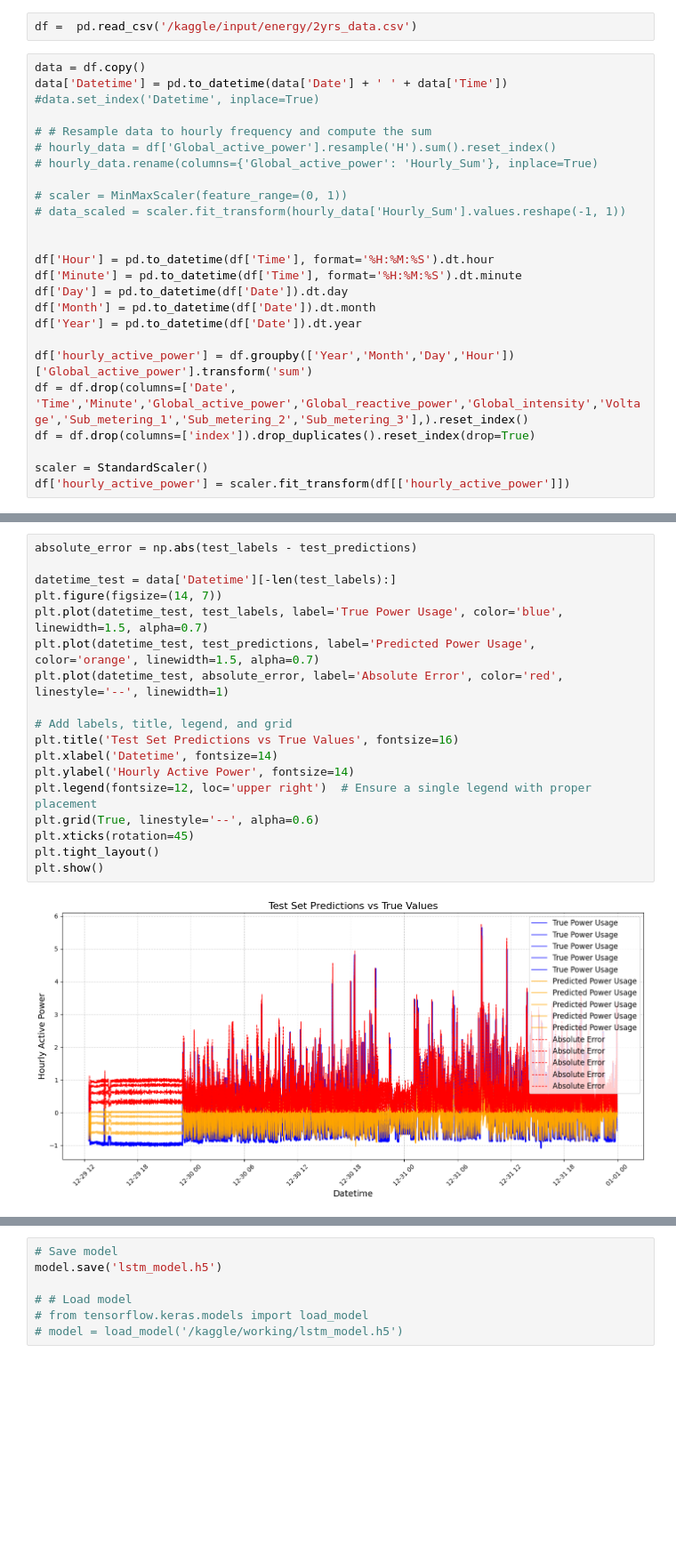
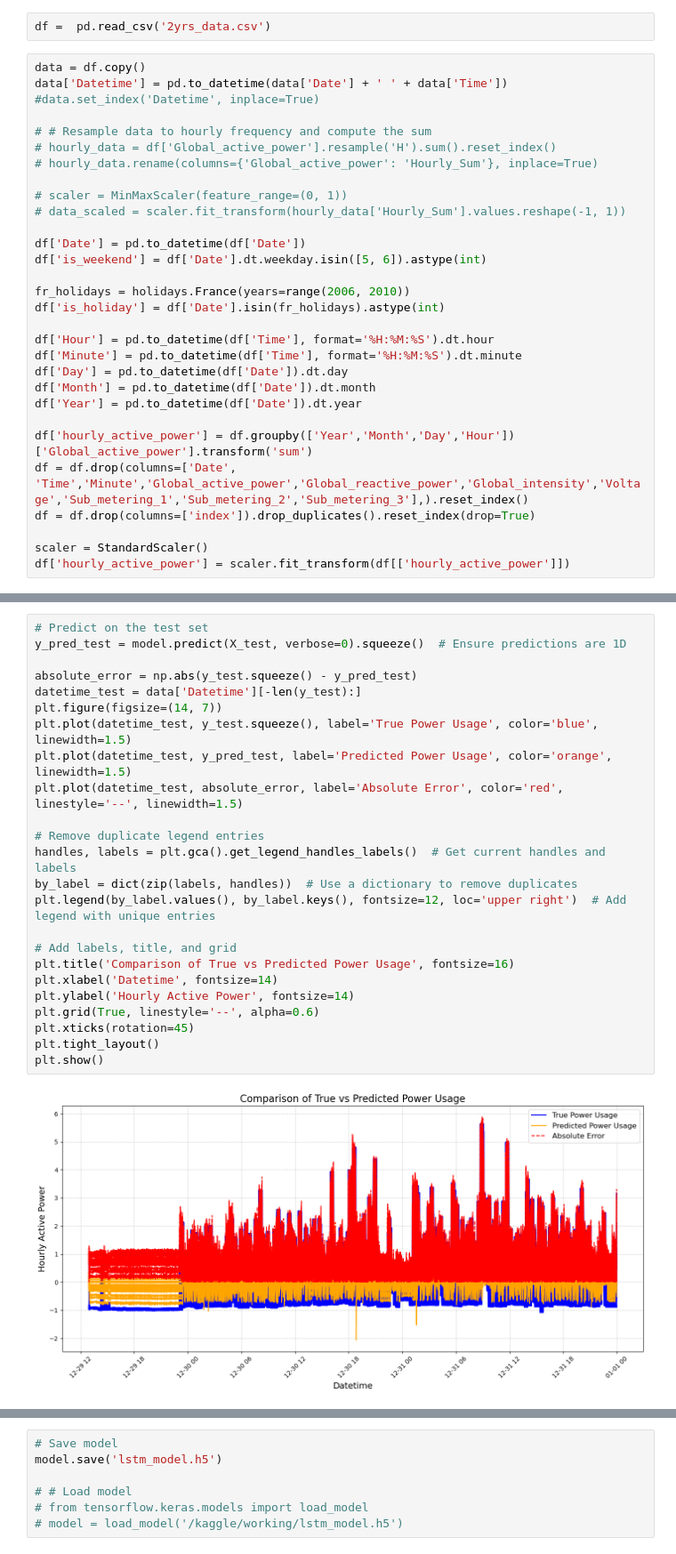
Before and after one commit to LyricLrs/Prediction-of-Individual-Household-Electric-Power-Consumption, a Jupyter notebook: lstm-small.ipynb, the cells around one changed output, grey strips where cells are left out. Shown at 89% size. Cells and saved outputs as stored; diff of their text form; blank space fills up the shorter version.

```diff
--- a/lstm-small.ipynb
+++ b/lstm-small.ipynb
@@ -17,5 +18,5 @@ from keras.callbacks import EarlyStopping
 # %%
-df =  pd.read_csv('/kaggle/input/energy/2yrs_data.csv')
+df =  pd.read_csv('2yrs_data.csv')
 # %%
 data = df.copy()
 data['Datetime'] = pd.to_datetime(data['Date'] + ' ' + data['Time'])
@@ -28,6 +29,11 @@ data['Datetime'] = pd.to_datetime(data['Date'] + ' ' + data['Time'])
 # scaler = MinMaxScaler(feature_range=(0, 1))
 # data_scaled = scaler.fit_transform(hourly_data['Hourly_Sum'].values.reshape(-1, 1))
 
+df['Date'] = pd.to_datetime(df['Date'])
+df['is_weekend'] = df['Date'].dt.weekday.isin([5, 6]).astype(int)
+
+fr_holidays = holidays.France(years=range(2006, 2010))
+df['is_holiday'] = df['Date'].isin(fr_holidays).astype(int)
 
 df['Hour'] = pd.to_datetime(df['Time'], format='%H:%M:%S').dt.hour
 df['Minute'] = pd.to_datetime(df['Time'], format='%H:%M:%S').dt.minute
@@ -240,20 +206,26 @@ plt.show()
 # %%
-absolute_error = np.abs(test_labels - test_predictions)
+# Predict on the test set
+y_pred_test = model.predict(X_test, verbose=0).squeeze()  # Ensure predictions are 1D
 
-datetime_test = data['Datetime'][-len(test_labels):]
+absolute_error = np.abs(y_test.squeeze() - y_pred_test)
+datetime_test = data['Datetime'][-len(y_test):]
 plt.figure(figsize=(14, 7))
-plt.plot(datetime_test, test_labels, label='True Power Usage', color='blue', linewidth=1.5, alpha=0.7)
-plt.plot(datetime_test, test_predictions, label='Predicted Power Usage', color='orange', linewidth=1.5, alpha=0.7)
-plt.plot(datetime_test, absolute_error, label='Absolute Error', color='red', linestyle='--', linewidth=1)
+plt.plot(datetime_test, y_test.squeeze(), label='True Power Usage', color='blue', linewidth=1.5)
+plt.plot(datetime_test, y_pred_test, label='Predicted Power Usage', color='orange', linewidth=1.5)
+plt.plot(datetime_test, absolute_error, label='Absolute Error', color='red', linestyle='--', linewidth=1.5)
 
-# Add labels, title, legend, and grid
-plt.title('Test Set Predictions vs True Values', fontsize=16)
+# Remove duplicate legend entries
+handles, labels = plt.gca().get_legend_handles_labels()  # Get current handles and labels
+by_label = dict(zip(labels, handles))  # Use a dictionary to remove duplicates
+plt.legend(by_label.values(), by_label.keys(), fontsize=12, loc='upper right')  # Add legend with unique entries
+
+# Add labels, title, and grid
+plt.title('Comparison of True vs Predicted Power Usage', fontsize=16)
 plt.xlabel('Datetime', fontsize=14)
 plt.ylabel('Hourly Active Power', fontsize=14)
-plt.legend(fontsize=12, loc='upper right')  # Ensure a single legend with proper placement
 plt.grid(True, linestyle='--', alpha=0.6)
 plt.xticks(rotation=45)
 plt.tight_layout()
 plt.show()
 # %% [output]
-[figure, old version]
+[figure, new version]
```
Also changed, not shown: parts of 24 cells of this notebook, 1 other file.
